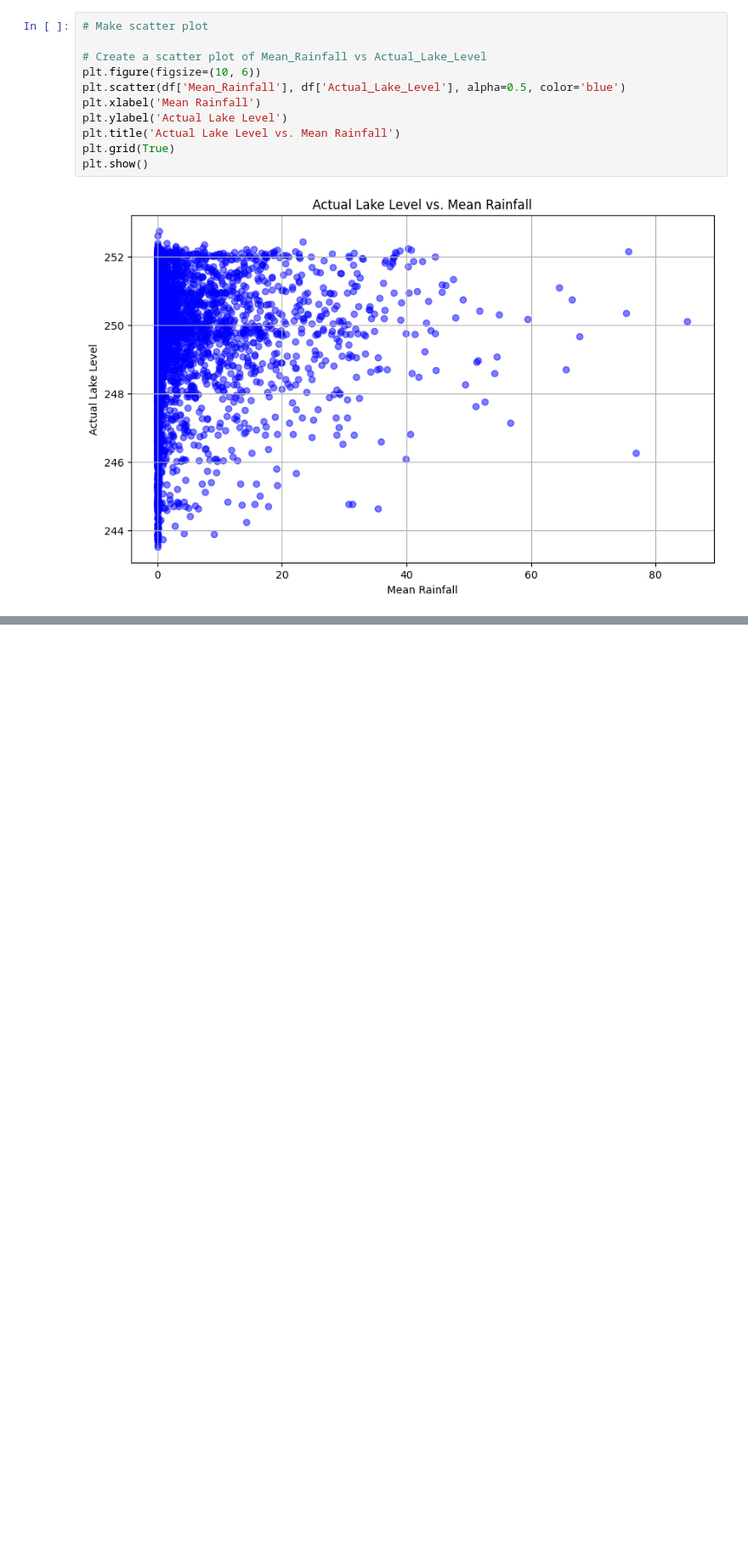
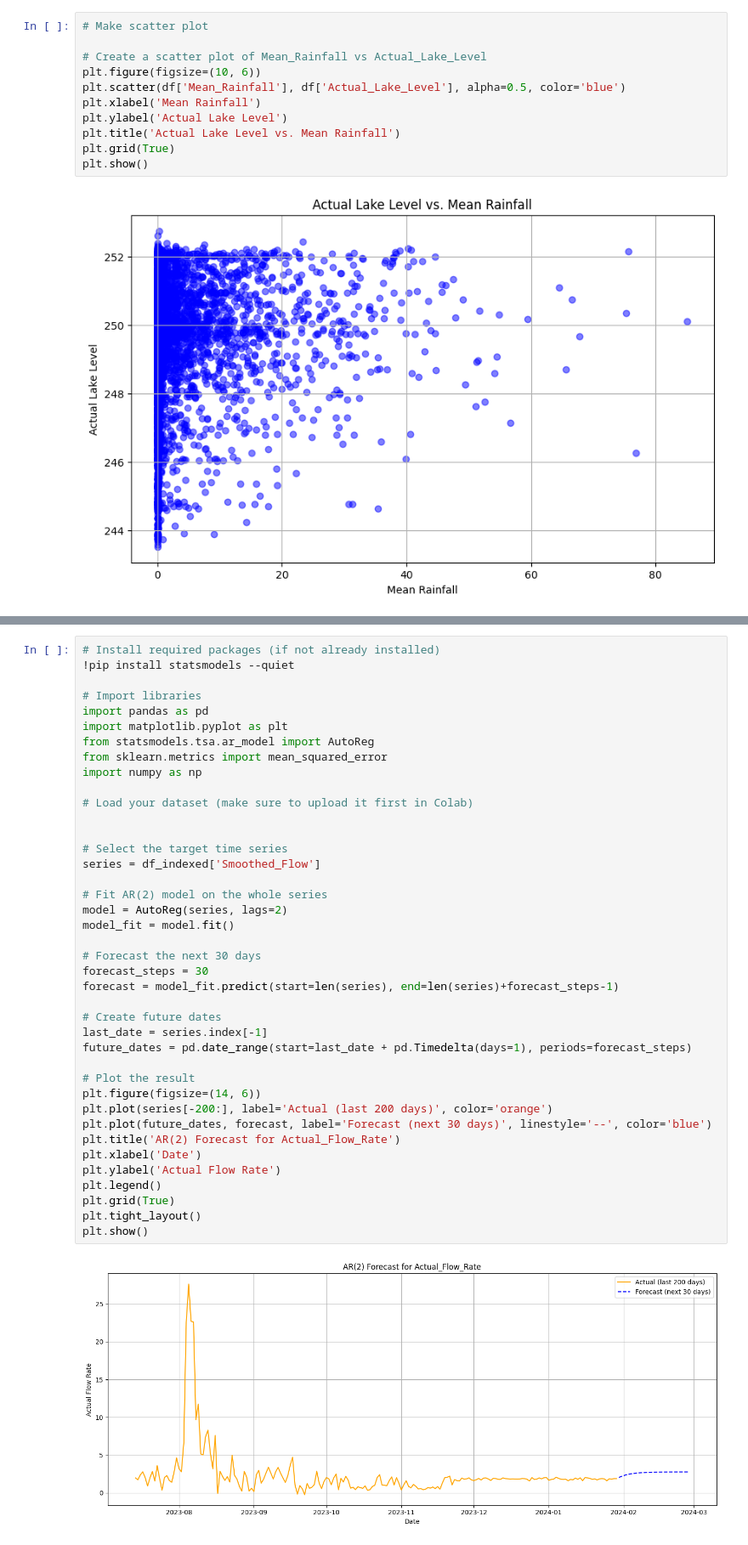
Before and after one commit to MohamamdAghaei/Acea-Smart-Water-Analytics, a Jupyter notebook: Big_Data_project_Water_Analytics.ipynb, the cells around one changed output, grey strips where cells are left out. Shown at 85% size. Cells and saved outputs as stored; diff of their text form; blank space fills up the shorter version.

```diff
--- a/Big_Data_project_Water_Analytics.ipynb
+++ b/Big_Data_project_Water_Analytics.ipynb
@@ -724,0 +897,42 @@ plt.show()
+# %%
+# Install required packages (if not already installed)
+!pip install statsmodels --quiet
+
+# Import libraries
+import pandas as pd
+import matplotlib.pyplot as plt
+from statsmodels.tsa.ar_model import AutoReg
+from sklearn.metrics import mean_squared_error
+import numpy as np
+
+# Load your dataset (make sure to upload it first in Colab)
+
+
+# Select the target time series
+series = df_indexed['Smoothed_Flow']
+
+# Fit AR(2) model on the whole series
+model = AutoReg(series, lags=2)
+model_fit = model.fit()
+
+# Forecast the next 30 days
+forecast_steps = 30
+forecast = model_fit.predict(start=len(series), end=len(series)+forecast_steps-1)
+
+# Create future dates
+last_date = series.index[-1]
+future_dates = pd.date_range(start=last_date + pd.Timedelta(days=1), periods=forecast_steps)
+
+# Plot the result
+plt.figure(figsize=(14, 6))
+plt.plot(series[-200:], label='Actual (last 200 days)', color='orange')
+plt.plot(future_dates, forecast, label='Forecast (next 30 days)', linestyle='--', color='blue')
+plt.title('AR(2) Forecast for Actual_Flow_Rate')
+plt.xlabel('Date')
+plt.ylabel('Actual Flow Rate')
+plt.legend()
+plt.grid(True)
+plt.tight_layout()
+plt.show()
+# %% [output]
+[figure, added]
```
Also changed, not shown: parts of 25 cells of this notebook.
